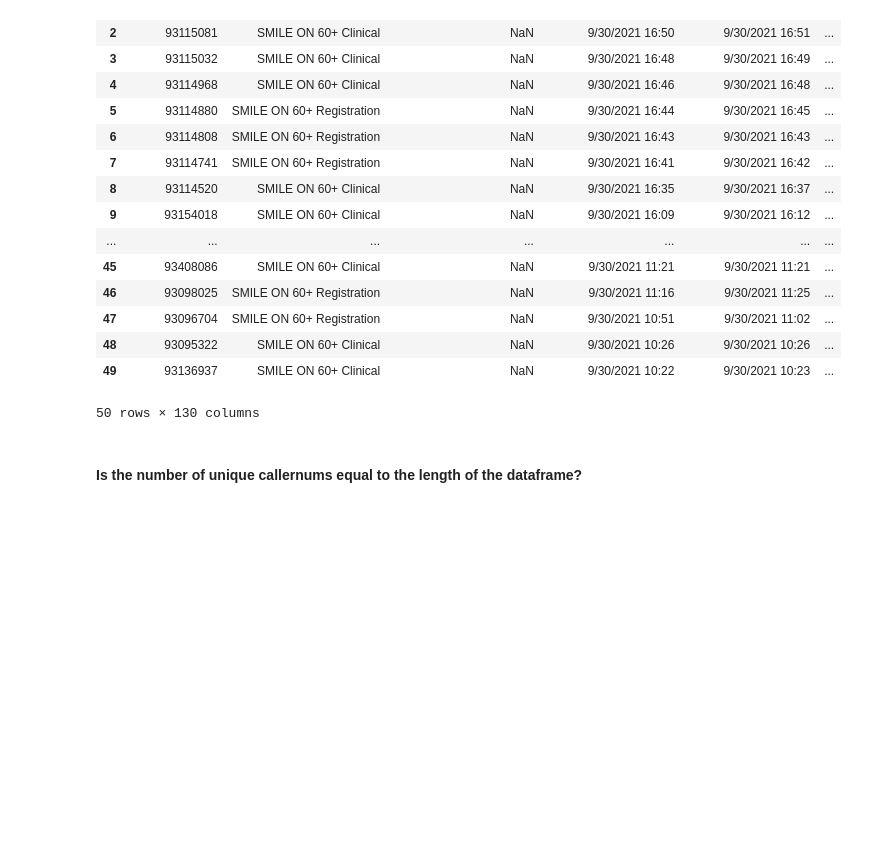
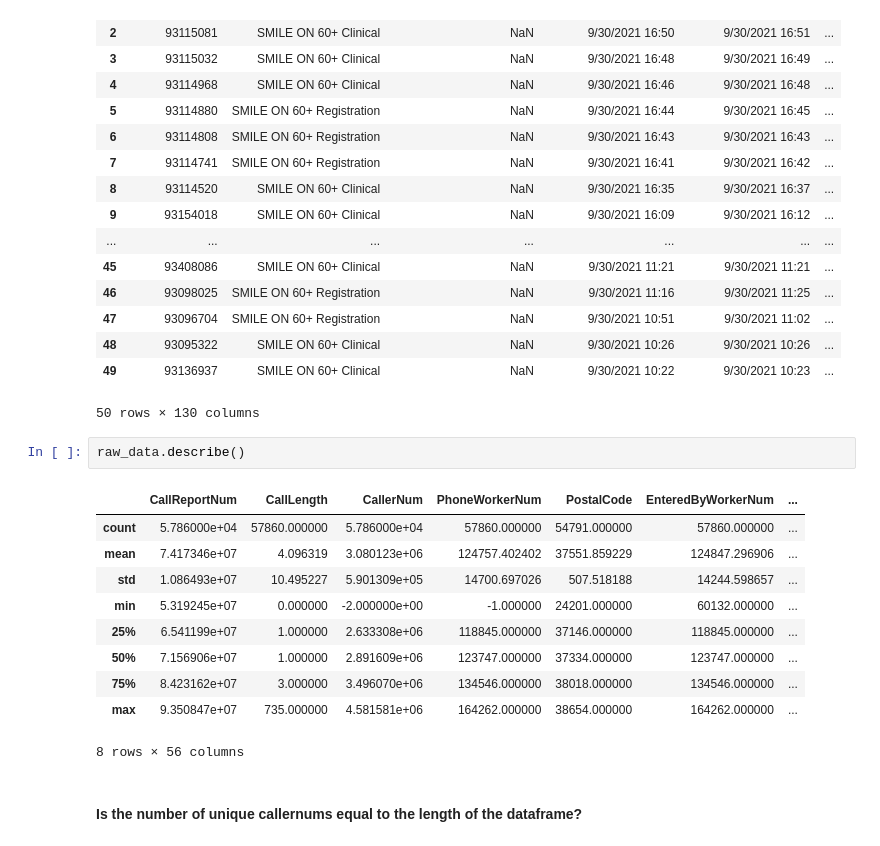
Before and after one commit to Jmiah789/smile-on-get_tootha_choppa, a Jupyter notebook: notebooks/smile_on_eda_austinw.ipynb, the cells around one changed output. Drawn from its saved outputs; the diff is of its cells as text; blank space fills up the shorter version.

```diff
--- a/notebooks/smile_on_eda_austinw.ipynb
+++ b/notebooks/smile_on_eda_austinw.ipynb
@@ -50,6 +50,19 @@ raw_data.head(50)
 | 48 | 93095322 | SMILE ON 60+ Clinical | NaN | 9/30/2021 10:26 | 9/30/2021 10:26 | ... |
 | 49 | 93136937 | SMILE ON 60+ Clinical | NaN | 9/30/2021 10:22 | 9/30/2021 10:23 | ... |
 50 rows × 130 columns
+# %%
+raw_data.describe()
+# %% [output]
+|  | CallReportNum | CallLength | CallerNum | PhoneWorkerNum | PostalCode | EnteredByWorkerNum | ... |
+| count | 5.786000e+04 | 57860.000000 | 5.786000e+04 | 57860.000000 | 54791.000000 | 57860.000000 | ... |
+| mean | 7.417346e+07 | 4.096319 | 3.080123e+06 | 124757.402402 | 37551.859229 | 124847.296906 | ... |
+| std | 1.086493e+07 | 10.495227 | 5.901309e+05 | 14700.697026 | 507.518188 | 14244.598657 | ... |
+| min | 5.319245e+07 | 0.000000 | -2.000000e+00 | -1.000000 | 24201.000000 | 60132.000000 | ... |
+| 25% | 6.541199e+07 | 1.000000 | 2.633308e+06 | 118845.000000 | 37146.000000 | 118845.000000 | ... |
+| 50% | 7.156906e+07 | 1.000000 | 2.891609e+06 | 123747.000000 | 37334.000000 | 123747.000000 | ... |
+| 75% | 8.423162e+07 | 3.000000 | 3.496070e+06 | 134546.000000 | 38018.000000 | 134546.000000 | ... |
+| max | 9.350847e+07 | 735.000000 | 4.581581e+06 | 164262.000000 | 38654.000000 | 164262.000000 | ... |
+8 rows × 56 columns
 # %% [markdown]
 #### Is the number of unique callernums equal to the length of the dataframe?
 # %%
```
Also changed, not shown: parts of 4 cells of this notebook.
